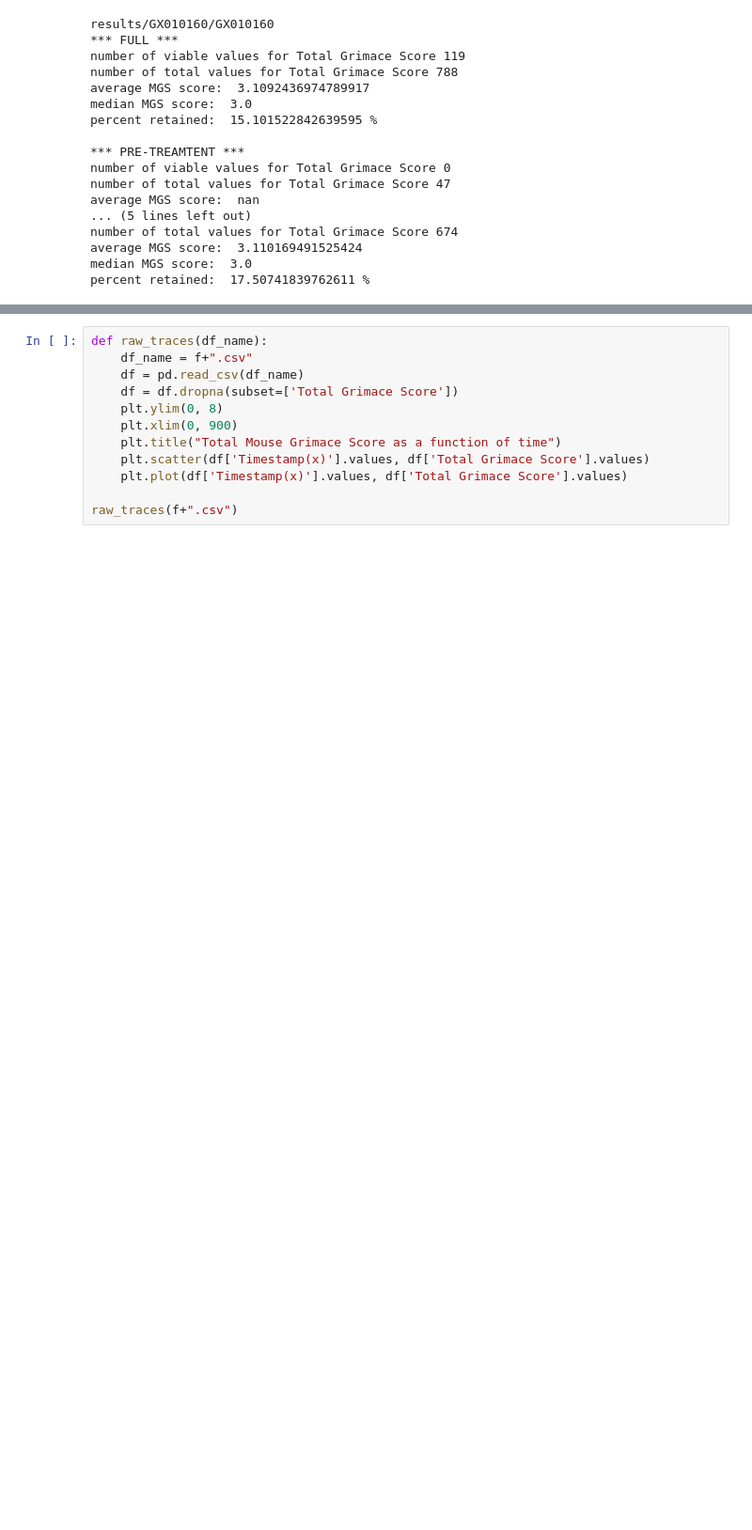
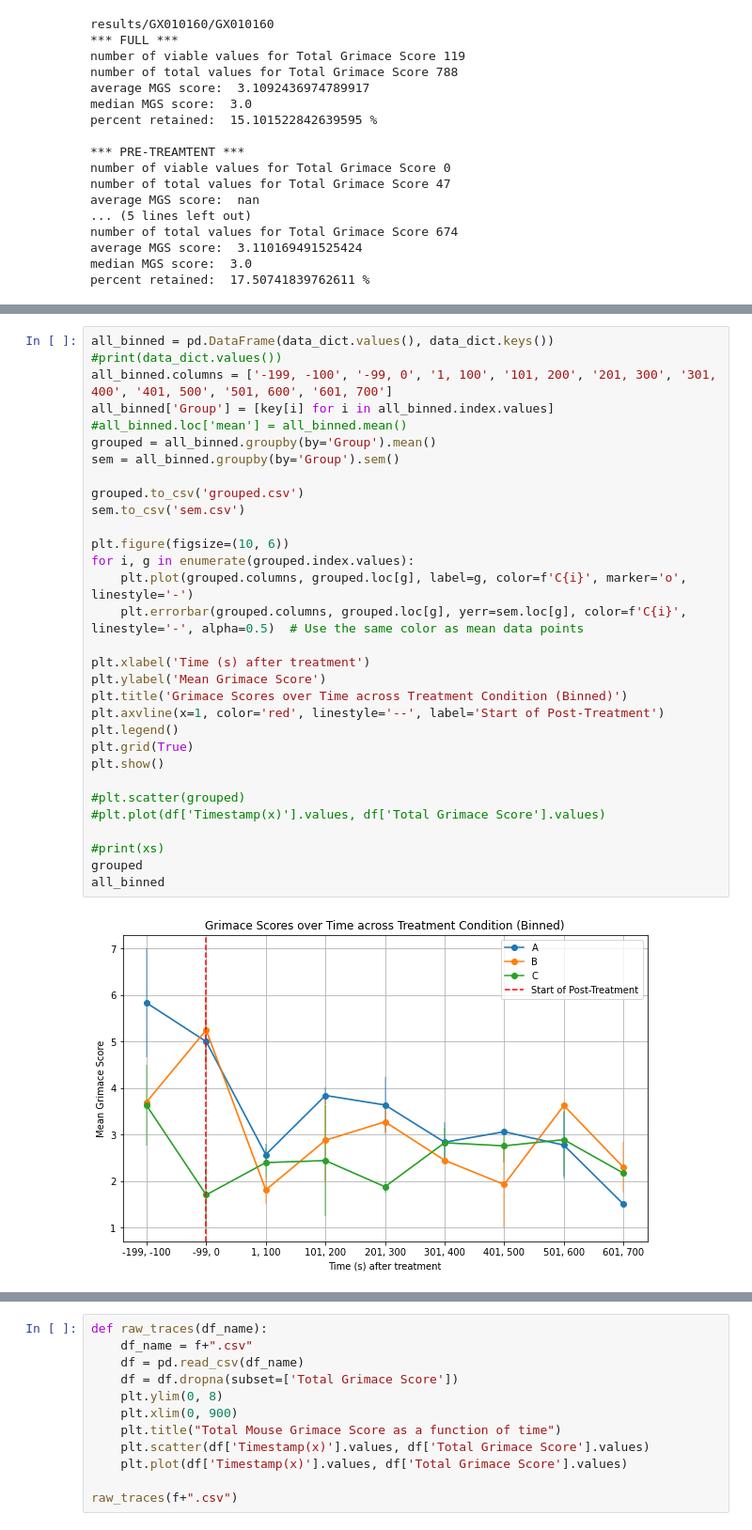
Before and after one commit to anishaiyer27/cv-for-nasal-pain-assay, a Jupyter notebook: Prototype Codebase.ipynb, the cells around one changed output, grey strips where cells are left out. Shown: that part at 94% size. Drawn from its saved outputs; the diff is of its cells as text; blank space fills up the shorter version.

```diff
--- a/Prototype Codebase.ipynb
+++ b/Prototype Codebase.ipynb
@@ -361,0 +301,33 @@ intervals
+# %%
+all_binned = pd.DataFrame(data_dict.values(), data_dict.keys())
+#print(data_dict.values())
+all_binned.columns = ['-199, -100', '-99, 0', '1, 100', '101, 200', '201, 300', '301, 400', '401, 500', '501, 600', '601, 700']
+all_binned['Group'] = [key[i] for i in all_binned.index.values]
+#all_binned.loc['mean'] = all_binned.mean()
+grouped = all_binned.groupby(by='Group').mean()
+sem = all_binned.groupby(by='Group').sem()
+
+grouped.to_csv('grouped.csv')
+sem.to_csv('sem.csv')
+
+plt.figure(figsize=(10, 6))
+for i, g in enumerate(grouped.index.values):
+    plt.plot(grouped.columns, grouped.loc[g], label=g, color=f'C{i}', marker='o', linestyle='-')
+    plt.errorbar(grouped.columns, grouped.loc[g], yerr=sem.loc[g], color=f'C{i}', linestyle='-', alpha=0.5)  # Use the same color as mean data points
+
+plt.xlabel('Time (s) after treatment')
+plt.ylabel('Mean Grimace Score')
+plt.title('Grimace Scores over Time across Treatment Condition (Binned)')
+plt.axvline(x=1, color='red', linestyle='--', label='Start of Post-Treatment')
+plt.legend()
+plt.grid(True)
+plt.show()
+
+#plt.scatter(grouped)
+#plt.plot(df['Timestamp(x)'].values, df['Total Grimace Score'].values)
+
+#print(xs)
+grouped
+all_binned
+# %% [output]
+[figure, added]
```
Also changed, not shown: parts of 25 cells of this notebook.
